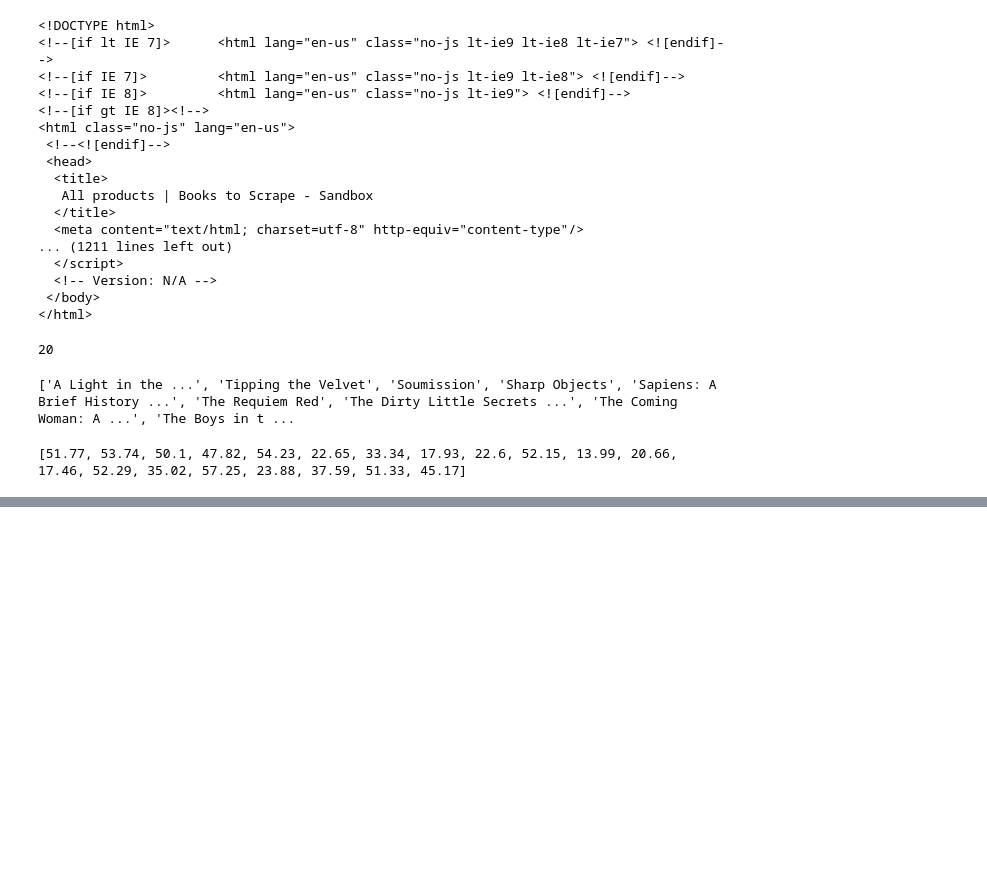
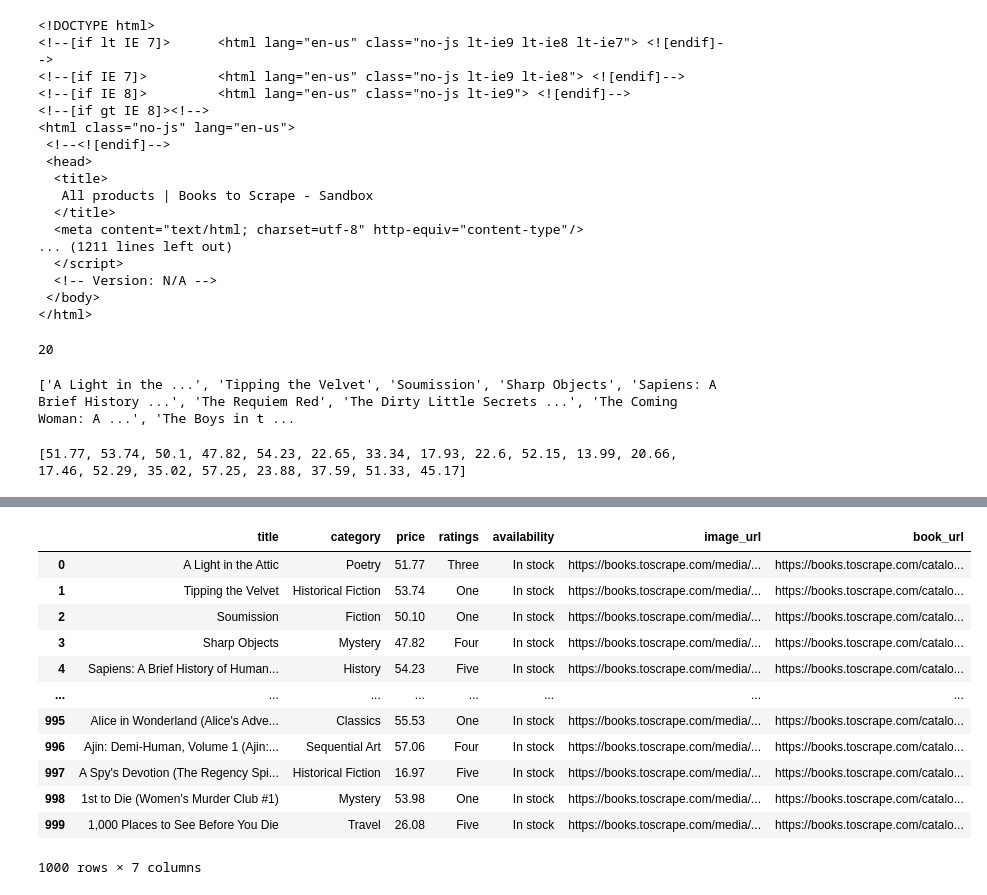
Before and after one commit to muhammad-saad-2006/ai-learning, a Jupyter notebook: week2-DataAnalysis/data-gathering.ipynb, the cells around one changed output, grey strips where cells are left out. Cells and saved outputs as stored; diff of their text form; code cells hidden in the pictures; blank space fills up the shorter version.

Commit message:
Improved Previous Web Scrapping Data

```diff
--- a/week2-DataAnalysis/data-gathering.ipynb
+++ b/week2-DataAnalysis/data-gathering.ipynb
@@ -474,0 +572,18 @@ books_data
+# %%
+# now convert the data collected to dataframe
+books_df = pd.DataFrame(books_data)
+books_df
+# %% [output]
+|  | title | category | price | ratings | availability | image_url | book_url |
+| 0 | A Light in the Attic | Poetry | 51.77 | Three | In stock | https://books.toscrape.com/media/... | https://books.toscrape.com/catalo... |
+| 1 | Tipping the Velvet | Historical Fiction | 53.74 | One | In stock | https://books.toscrape.com/media/... | https://books.toscrape.com/catalo... |
+| 2 | Soumission | Fiction | 50.10 | One | In stock | https://books.toscrape.com/media/... | https://books.toscrape.com/catalo... |
+| 3 | Sharp Objects | Mystery | 47.82 | Four | In stock | https://books.toscrape.com/media/... | https://books.toscrape.com/catalo... |
+| 4 | Sapiens: A Brief History of Human... | History | 54.23 | Five | In stock | https://books.toscrape.com/media/... | https://books.toscrape.com/catalo... |
+| ... | ... | ... | ... | ... | ... | ... | ... |
+| 995 | Alice in Wonderland (Alice's Adve... | Classics | 55.53 | One | In stock | https://books.toscrape.com/media/... | https://books.toscrape.com/catalo... |
+| 996 | Ajin: Demi-Human, Volume 1 (Ajin:... | Sequential Art | 57.06 | Four | In stock | https://books.toscrape.com/media/... | https://books.toscrape.com/catalo... |
+| 997 | A Spy's Devotion (The Regency Spi... | Historical Fiction | 16.97 | Five | In stock | https://books.toscrape.com/media/... | https://books.toscrape.com/catalo... |
+| 998 | 1st to Die (Women's Murder Club #1) | Mystery | 53.98 | One | In stock | https://books.toscrape.com/media/... | https://books.toscrape.com/catalo... |
+| 999 | 1,000 Places to See Before You Die | Travel | 26.08 | Five | In stock | https://books.toscrape.com/media/... | https://books.toscrape.com/catalo... |
+1000 rows × 7 columns
```
Also changed, not shown: parts of 5 cells of this notebook, 1 other file.
